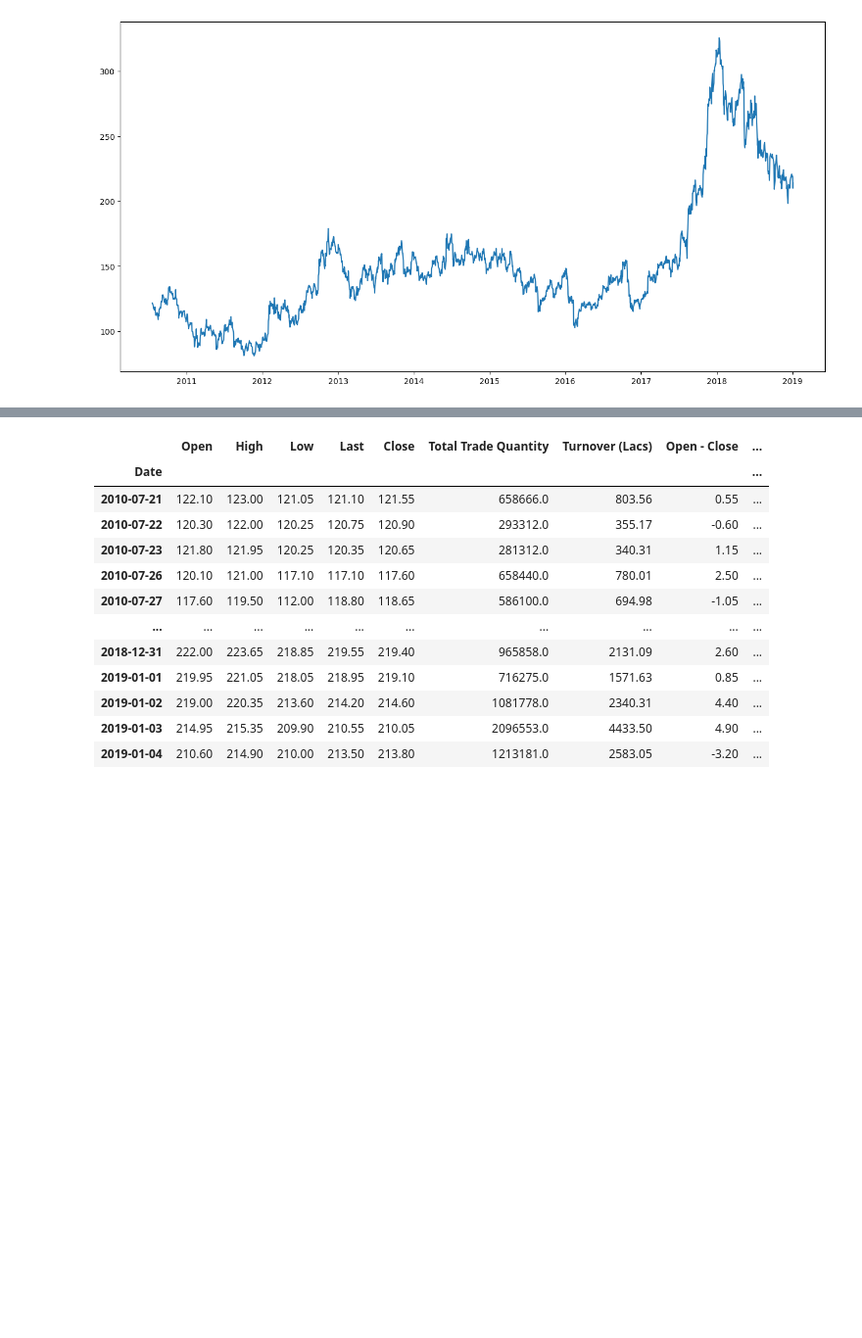
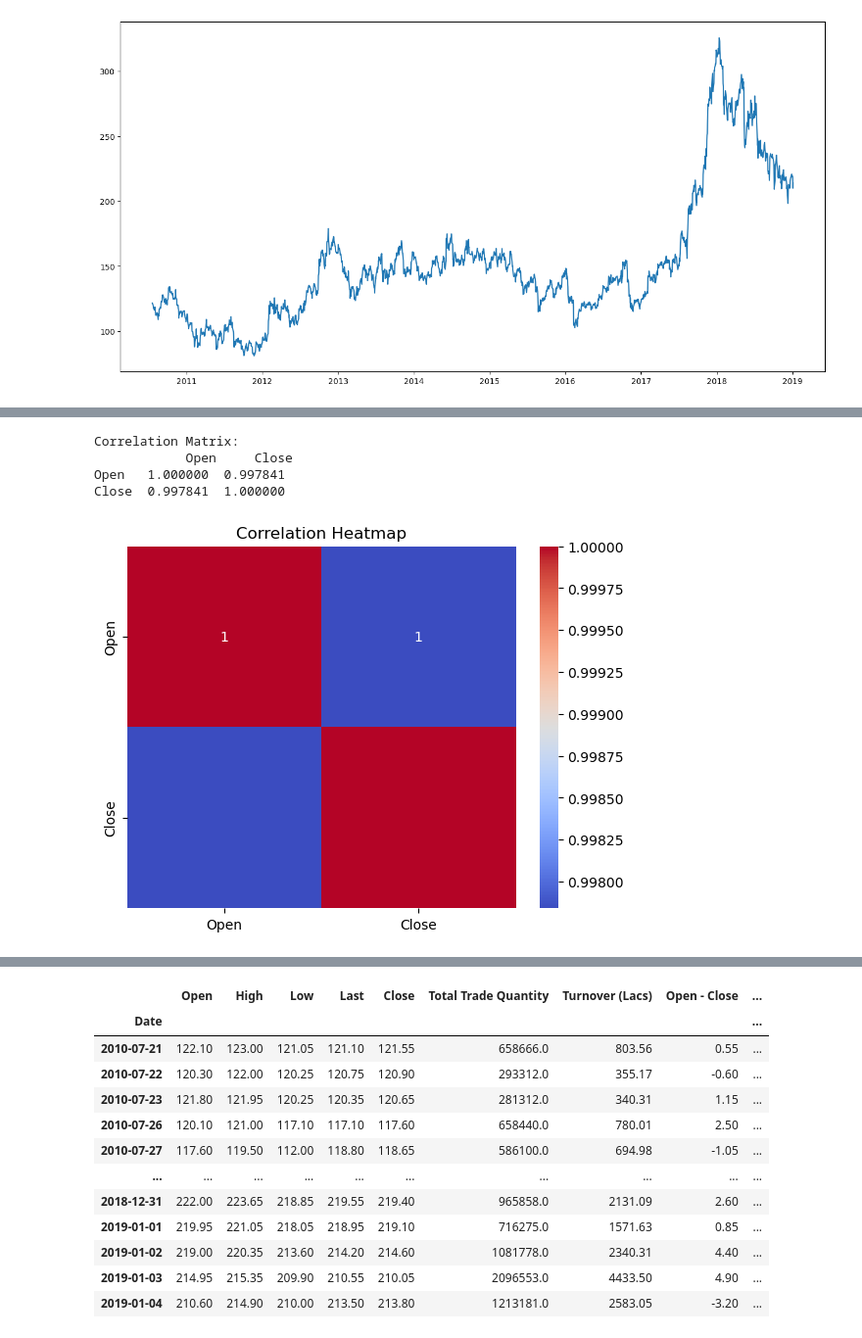
Before and after one commit to Kaustubh01/stocks, a Jupyter notebook: stocks.ipynb, the cells around one changed output, grey strips where cells are left out. Shown: that part at 98% size. Saved outputs shown, nothing was run; the diff lists cells and outputs as text; code cells hidden in the pictures; blank space fills up the shorter version.

```diff
--- a/stocks.ipynb
+++ b/stocks.ipynb
@@ -28,0 +87,14 @@ plt.plot(data['Close'], label = 'Closing Price')
+# %%
+correlation_matrix = data[['Open', 'Close']].corr()
+print("Correlation Matrix:\n", correlation_matrix)
+
+# Heatmap
+sns.heatmap(correlation_matrix, annot=True, cmap='coolwarm')
+plt.title('Correlation Heatmap')
+plt.show()
+# %% [output]
+Correlation Matrix:
+            Open     Close
+Open   1.000000  0.997841
+Close  0.997841  1.000000
+[figure, added]
```
Also changed, not shown: parts of 22 cells of this notebook, 5 other files.
